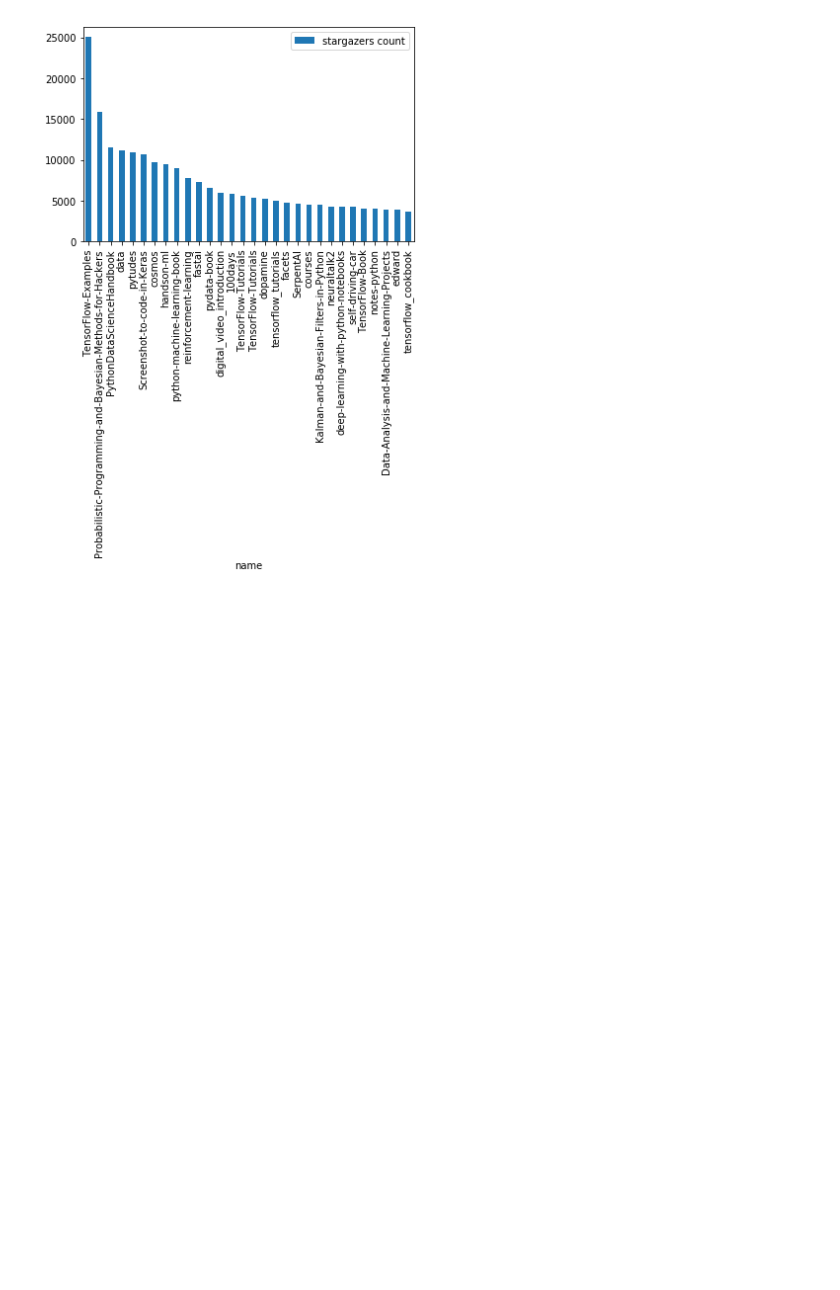
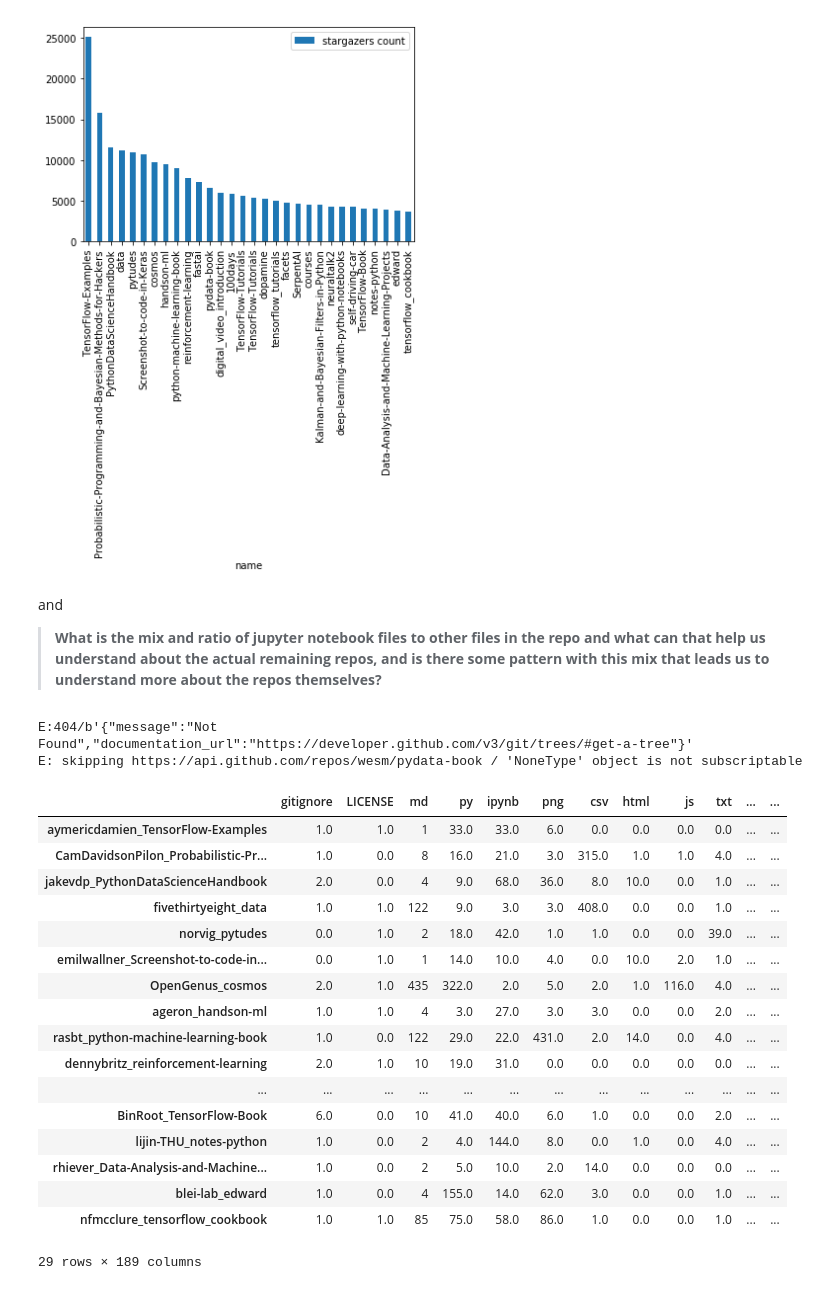
Before and after one commit to ESIPFed/NbMeta, a Jupyter notebook: research/notebooks/0a_explore_nbrepo_estimate.ipynb, the cells around one changed output. Saved outputs shown, nothing was run; the diff lists cells and outputs as text; code cells hidden in the pictures; blank space fills up the shorter version.

Commit message:
- analysis of top30 (initial)

```diff
--- a/research/notebooks/0a_explore_nbrepo_estimate.ipynb
+++ b/research/notebooks/0a_explore_nbrepo_estimate.ipynb
@@ -161,3 +170,53 @@ pd.DataFrame(df['stargazers_count'].values, index=df['name'], columns=['stargaze
 # %% [output]
 <matplotlib.axes._subplots.AxesSubplot at 0x...>
 [figure]
+# %% [markdown]
+and
+
+> **What is the mix and ratio of jupyter notebook files to other files in the repo and what can that help us understand about the actual remaining repos, and is there some pattern with this mix that leads us to understand more about the repos themselves?**
+# %%
+from collections import Counter
+df_ratios = pd.DataFrame()
+
+for u in df['url']:
+    try:
+        r = gh_api("{}/git/trees/master?recursive=1".format(u))
+
+        file_list = [i['path'] for i in r['tree'] if i['type']=='blob']
+        file_list_counter = Counter([f.split('/')[-1].split('.')[-1] for f in file_list])
+
+        df_ratios = pd.concat([df_ratios,
+                   pd.DataFrame(
+                       file_list_counter,
+                        columns=file_list_counter.keys(),
+                        index=["{}_{}".format(u.split('/')[-2], u.split('/')[-1])])],
+                  axis=0, sort=False)
+    except Exception as e:
+        print("E: skipping {} / {}".format(u, e))
+
+# a little cleanup to remove the NaNs
+df_ratios = df_ratios.fillna(0)
+# %% [output]
+E:404/b'{"message":"Not Found","documentation_url":"https://developer.github.com/v3/git/trees/#get-a-tree"}'
+E: skipping https://api.github.com/repos/wesm/pydata-book / 'NoneType' object is not subscriptable
+# %%
+df_ratios
+# %% [output]
+|  | gitignore | LICENSE | md | py | ipynb | png | csv | html | js | txt | ... | ... |
+| aymericdamien_TensorFlow-Examples | 1.0 | 1.0 | 1 | 33.0 | 33.0 | 6.0 | 0.0 | 0.0 | 0.0 | 0.0 | ... | ... |
+| CamDavidsonPilon_Probabilistic-Pr... | 1.0 | 0.0 | 8 | 16.0 | 21.0 | 3.0 | 315.0 | 1.0 | 1.0 | 4.0 | ... | ... |
+| jakevdp_PythonDataScienceHandbook | 2.0 | 0.0 | 4 | 9.0 | 68.0 | 36.0 | 8.0 | 10.0 | 0.0 | 1.0 | ... | ... |
+| fivethirtyeight_data | 1.0 | 1.0 | 122 | 9.0 | 3.0 | 3.0 | 408.0 | 0.0 | 0.0 | 1.0 | ... | ... |
+| norvig_pytudes | 0.0 | 1.0 | 2 | 18.0 | 42.0 | 1.0 | 1.0 | 0.0 | 0.0 | 39.0 | ... | ... |
+| emilwallner_Screenshot-to-code-in... | 0.0 | 1.0 | 1 | 14.0 | 10.0 | 4.0 | 0.0 | 10.0 | 2.0 | 1.0 | ... | ... |
+| OpenGenus_cosmos | 2.0 | 1.0 | 435 | 322.0 | 2.0 | 5.0 | 2.0 | 1.0 | 116.0 | 4.0 | ... | ... |
+| ageron_handson-ml | 1.0 | 1.0 | 4 | 3.0 | 27.0 | 3.0 | 3.0 | 0.0 | 0.0 | 2.0 | ... | ... |
+| rasbt_python-machine-learning-book | 1.0 | 0.0 | 122 | 29.0 | 22.0 | 431.0 | 2.0 | 14.0 | 0.0 | 4.0 | ... | ... |
+| dennybritz_reinforcement-learning | 2.0 | 1.0 | 10 | 19.0 | 31.0 | 0.0 | 0.0 | 0.0 | 0.0 | 0.0 | ... | ... |
+| ... | ... | ... | ... | ... | ... | ... | ... | ... | ... | ... | ... | ... |
+| BinRoot_TensorFlow-Book | 6.0 | 0.0 | 10 | 41.0 | 40.0 | 6.0 | 1.0 | 0.0 | 0.0 | 2.0 | ... | ... |
+| lijin-THU_notes-python | 1.0 | 0.0 | 2 | 4.0 | 144.0 | 8.0 | 0.0 | 1.0 | 0.0 | 4.0 | ... | ... |
+| rhiever_Data-Analysis-and-Machine... | 1.0 | 0.0 | 2 | 5.0 | 10.0 | 2.0 | 14.0 | 0.0 | 0.0 | 0.0 | ... | ... |
+| blei-lab_edward | 1.0 | 0.0 | 4 | 155.0 | 14.0 | 62.0 | 3.0 | 0.0 | 0.0 | 1.0 | ... | ... |
+| nfmcclure_tensorflow_cookbook | 1.0 | 1.0 | 85 | 75.0 | 58.0 | 86.0 | 1.0 | 0.0 | 0.0 | 1.0 | ... | ... |
+29 rows × 189 columns
```
Also changed, not shown: parts of 15 cells of this notebook.
